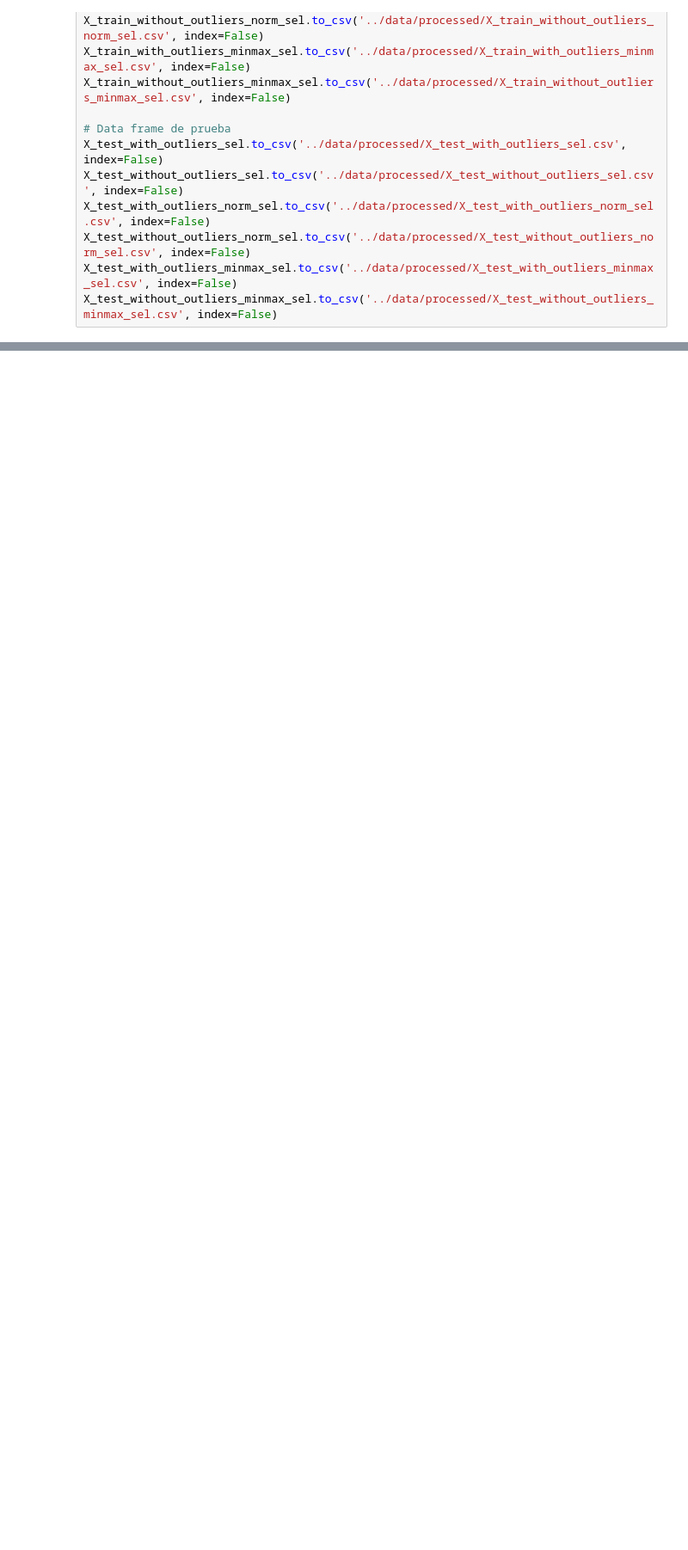
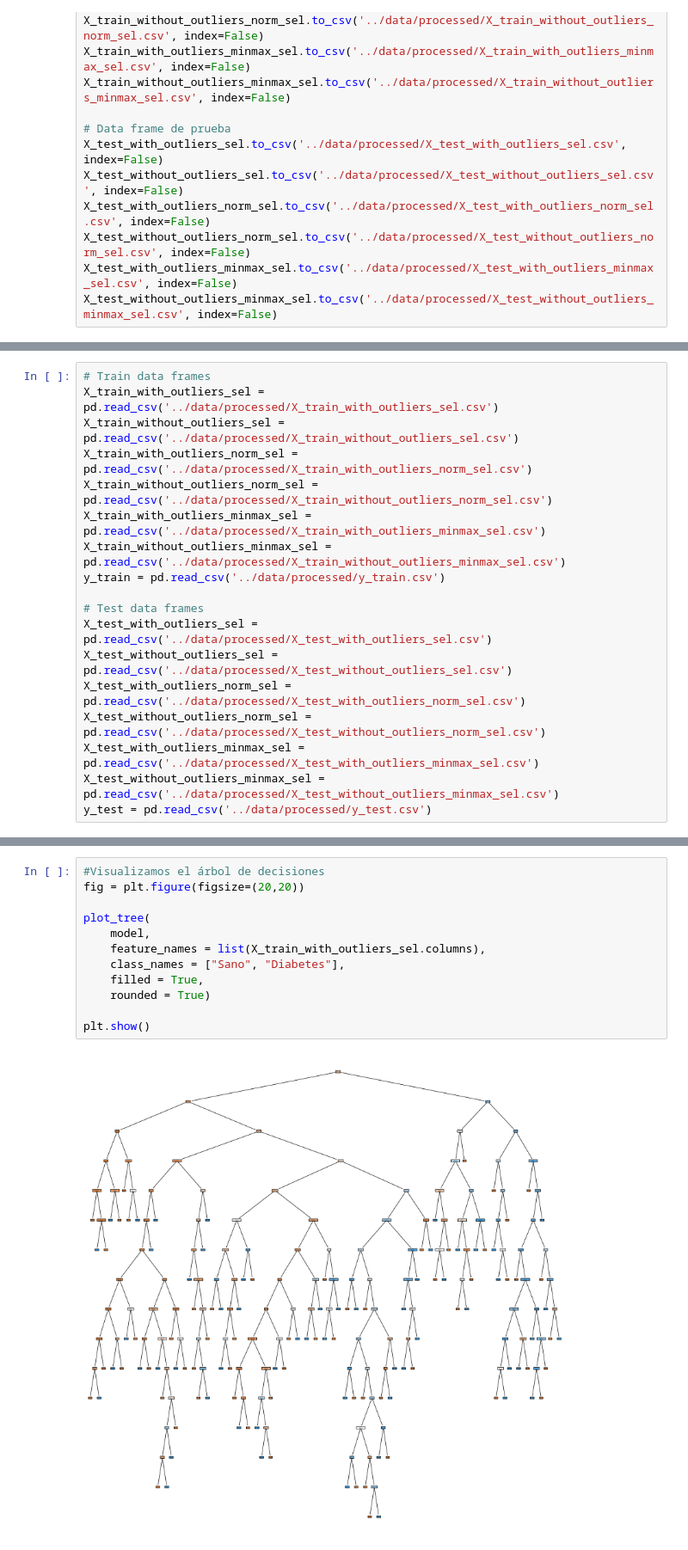
Before and after one commit to NatTajuelo/-rbol-de-decisi-n, a Jupyter notebook: src/explore.ipynb, the cells around one changed output, grey strips where cells are left out. Shown at 86% size. Drawn from its saved outputs; the diff is of its cells as text; blank space fills up the shorter version.

```diff
--- a/src/explore.ipynb
+++ b/src/explore.ipynb
@@ -386,0 +397,18 @@ X_test_without_outliers_minmax_sel.to_csv('../data/processed/X_test_without_outl
+# %%
+# Train data frames
+X_train_with_outliers_sel = pd.read_csv('../data/processed/X_train_with_outliers_sel.csv')
+X_train_without_outliers_sel = pd.read_csv('../data/processed/X_train_without_outliers_sel.csv')
+X_train_with_outliers_norm_sel = pd.read_csv('../data/processed/X_train_with_outliers_norm_sel.csv')
+X_train_without_outliers_norm_sel = pd.read_csv('../data/processed/X_train_without_outliers_norm_sel.csv')
+X_train_with_outliers_minmax_sel = pd.read_csv('../data/processed/X_train_with_outliers_minmax_sel.csv')
+X_train_without_outliers_minmax_sel = pd.read_csv('../data/processed/X_train_without_outliers_minmax_sel.csv')
+y_train = pd.read_csv('../data/processed/y_train.csv')
+
+# Test data frames
+X_test_with_outliers_sel = pd.read_csv('../data/processed/X_test_with_outliers_sel.csv')
+X_test_without_outliers_sel = pd.read_csv('../data/processed/X_test_without_outliers_sel.csv')
+X_test_with_outliers_norm_sel = pd.read_csv('../data/processed/X_test_with_outliers_norm_sel.csv')
+X_test_without_outliers_norm_sel = pd.read_csv('../data/processed/X_test_without_outliers_norm_sel.csv')
+X_test_with_outliers_minmax_sel = pd.read_csv('../data/processed/X_test_with_outliers_minmax_sel.csv')
+X_test_without_outliers_minmax_sel = pd.read_csv('../data/processed/X_test_without_outliers_minmax_sel.csv')
+y_test = pd.read_csv('../data/processed/y_test.csv')
@@ -386,0 +494,14 @@ X_test_without_outliers_minmax_sel.to_csv('../data/processed/X_test_without_outl
+# %%
+#Visualizamos el árbol de decisiones
+fig = plt.figure(figsize=(20,20))
+
+plot_tree(
+    model,
+    feature_names = list(X_train_with_outliers_sel.columns),
+    class_names = ["Sano", "Diabetes"],
+    filled = True,
+    rounded = True)
+
+plt.show()
+# %% [output]
+[figure, added]
```
Also changed, not shown: parts of 21 cells of this notebook, 2 other files.
